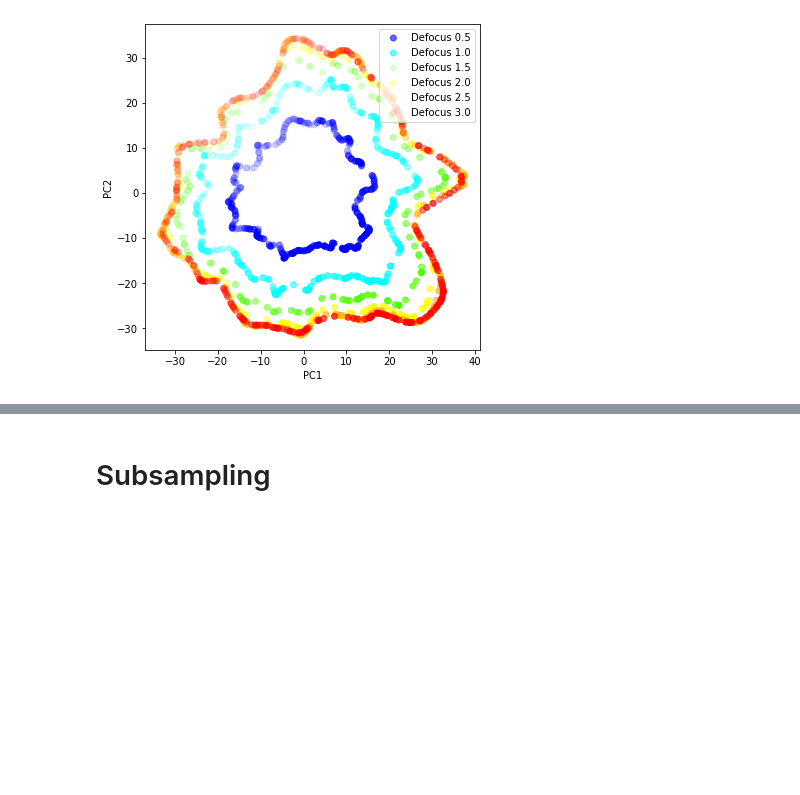
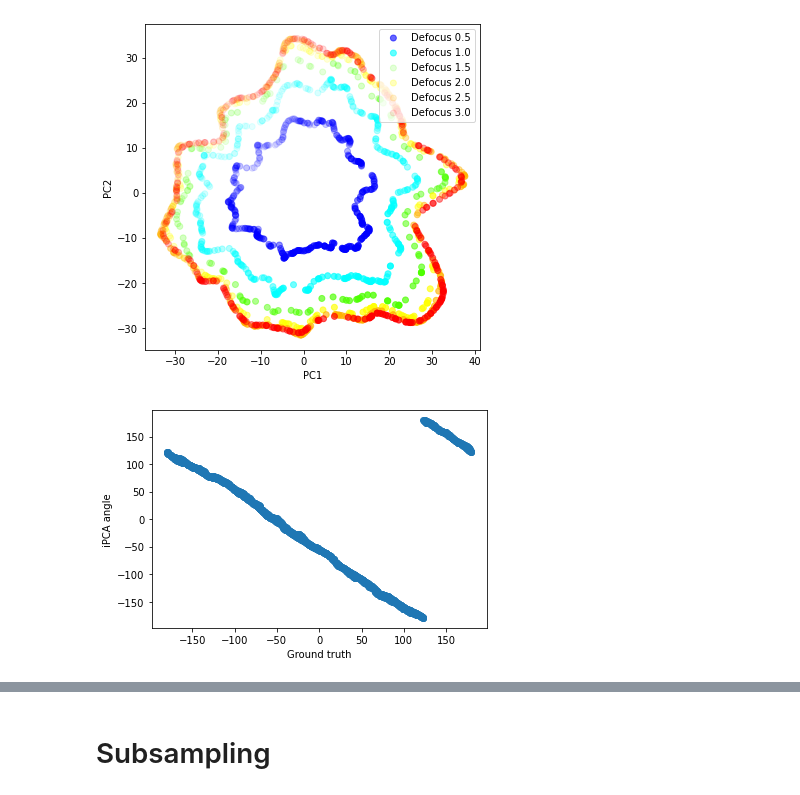
Before and after one commit to AnassBenBouazza/ipca, a Jupyter notebook: notebooks/comparison_simset.ipynb, the cells around one changed output, grey strips where cells are left out. Drawn from its saved outputs; the diff is of its cells as text; code cells hidden in the pictures; blank space fills up the shorter version.

```diff
--- a/notebooks/comparison_simset.ipynb
+++ b/notebooks/comparison_simset.ipynb
@@ -228,3 +227,16 @@ plt.show()
 [figure]
 # %%
 fig.savefig('../images/defoc_ipca.png')
+# %%
+cplx = np.zeros((size * batch_size, 2))
+
+for i in range(size * batch_size) :
+    z = complex(real=resized[i, 0], imag=resized[i, 1])
+    cplx[i] = np.array([np.abs(z), np.angle(z, deg=True)])
+# %%
+plt.scatter(angle.reshape(1, size * batch_size), cplx[:, 1])
+plt.xlabel('Ground truth')
+plt.ylabel('iPCA angle')
+plt.show()
+# %% [output]
+[figure, added]
```
Also changed, not shown: parts of 5 cells of this notebook, 5 other files.
